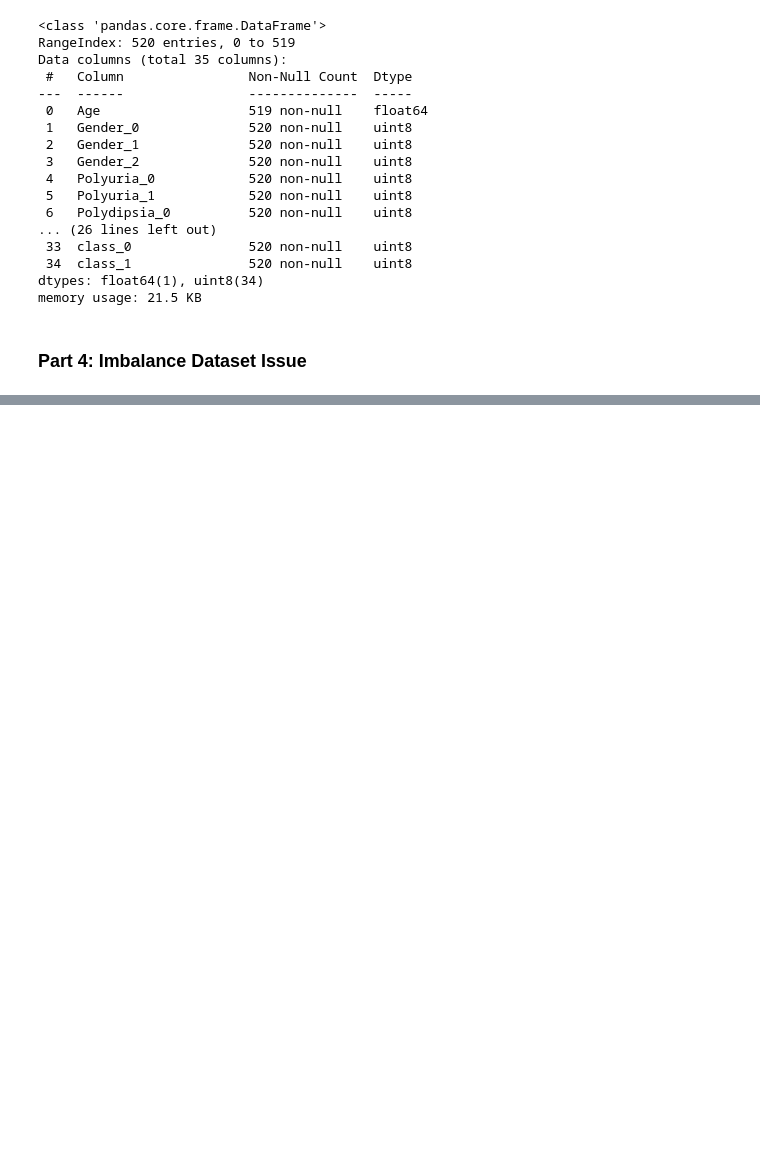
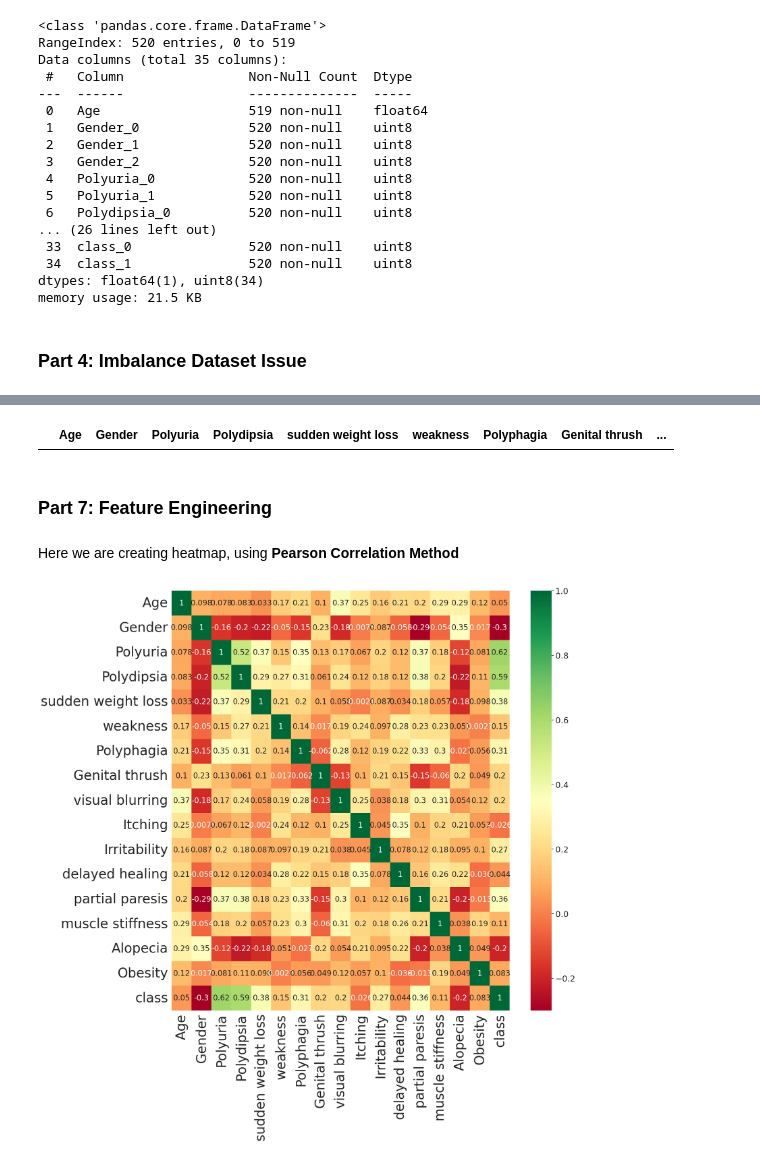
Before and after one commit to jdxxmahmud/mahdy-sir-re-acad-course, a Jupyter notebook: Phase 1/Individual Assignments/Recorded Classes Notes/Machine Learning/Advanced ML/L03_04_Data_Pre_processing.ipynb, the cells around one changed output, grey strips where cells are left out. Drawn from its saved outputs; the diff is of its cells as text; code cells hidden in the pictures; blank space fills up the shorter version.

```diff
--- a/Phase 1/Individual Assignments/Recorded Classes Notes/Machine Learning/Advanced ML/L03_04_Data_Pre_processing.ipynb
+++ b/Phase 1/Individual Assignments/Recorded Classes Notes/Machine Learning/Advanced ML/L03_04_Data_Pre_processing.ipynb
@@ -444,0 +554,2 @@ memory usage: 21.5 KB
+# %%
+df['Age'][4] = df['Age'].mean()   # Now we will replace the outlier by the mean value of 'Age'
@@ -444,0 +585,23 @@ memory usage: 21.5 KB
+# %%
+df_no_duplicates = df.drop_duplicates()  # Drop the duolicates
+# %%
+duplicates = df_no_duplicates[df_no_duplicates.duplicated(keep = 'first')]  # Recheck if duplicate remaining, if not, continue.
+duplicates
+# %% [output]
+|  | Age | Gender | Polyuria | Polydipsia | sudden weight loss | weakness | Polyphagia | Genital thrush | ... |
+# %% [markdown]
+### Part 7: Feature Engineering
+# %% [markdown]
+Here we are creating heatmap, using **Pearson Correlation Method**
+# %%
+sns.set(font_scale = 2)
+plt.subplots(figsize = (20, 20))
+
+heat_plot = sns.heatmap(df_no_duplicates.corr(method = 'pearson'), annot = True, cmap = 'RdYlGn', annot_kws = {'size': 20})  # Pearson correlation / heatmap
+
+plt.yticks(fontsize = 35)
+plt.xticks(fontsize = 35)
+
+plt.show()
+# %% [output]
+[figure, added]
```
Also changed, not shown: parts of 45 cells of this notebook.
